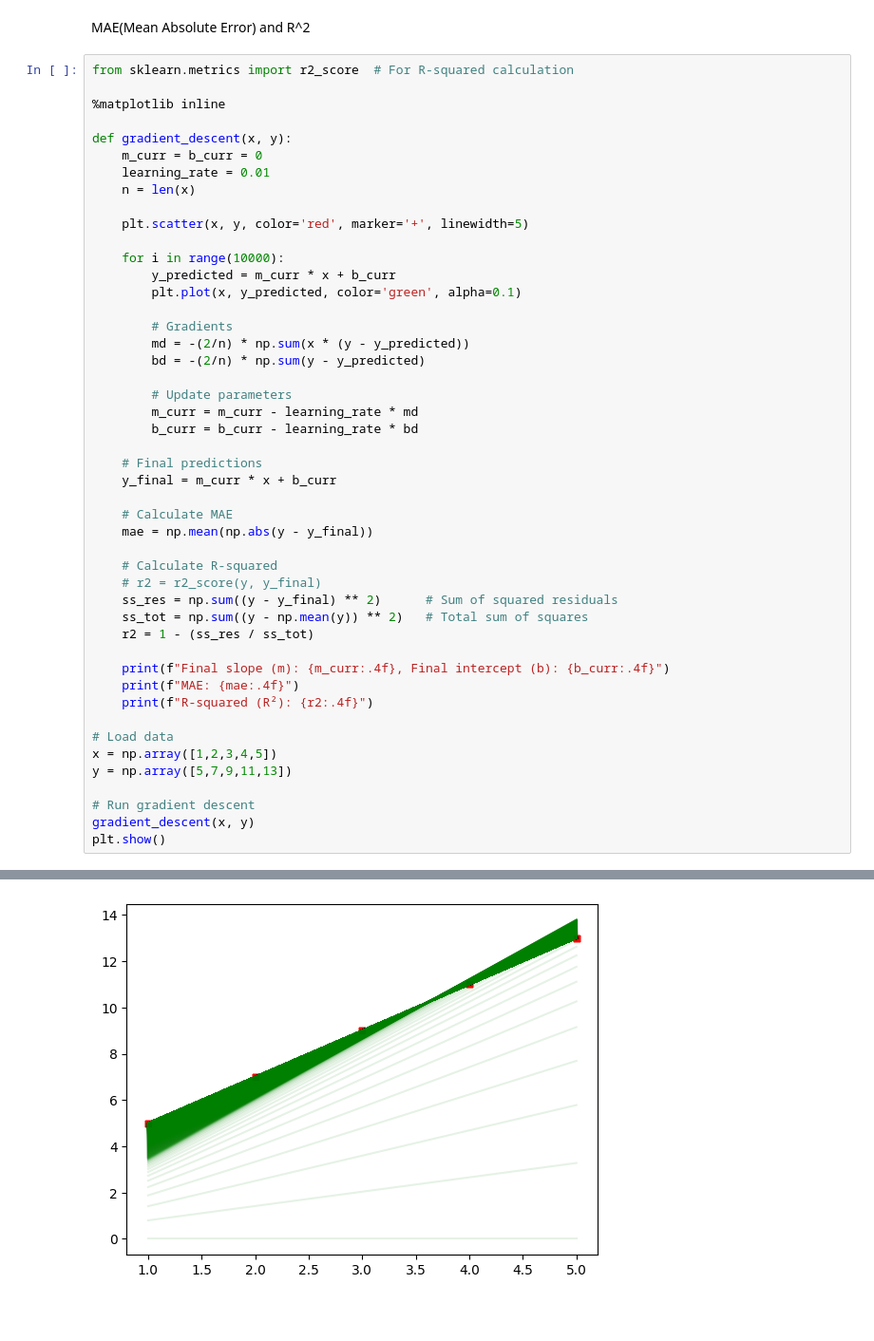
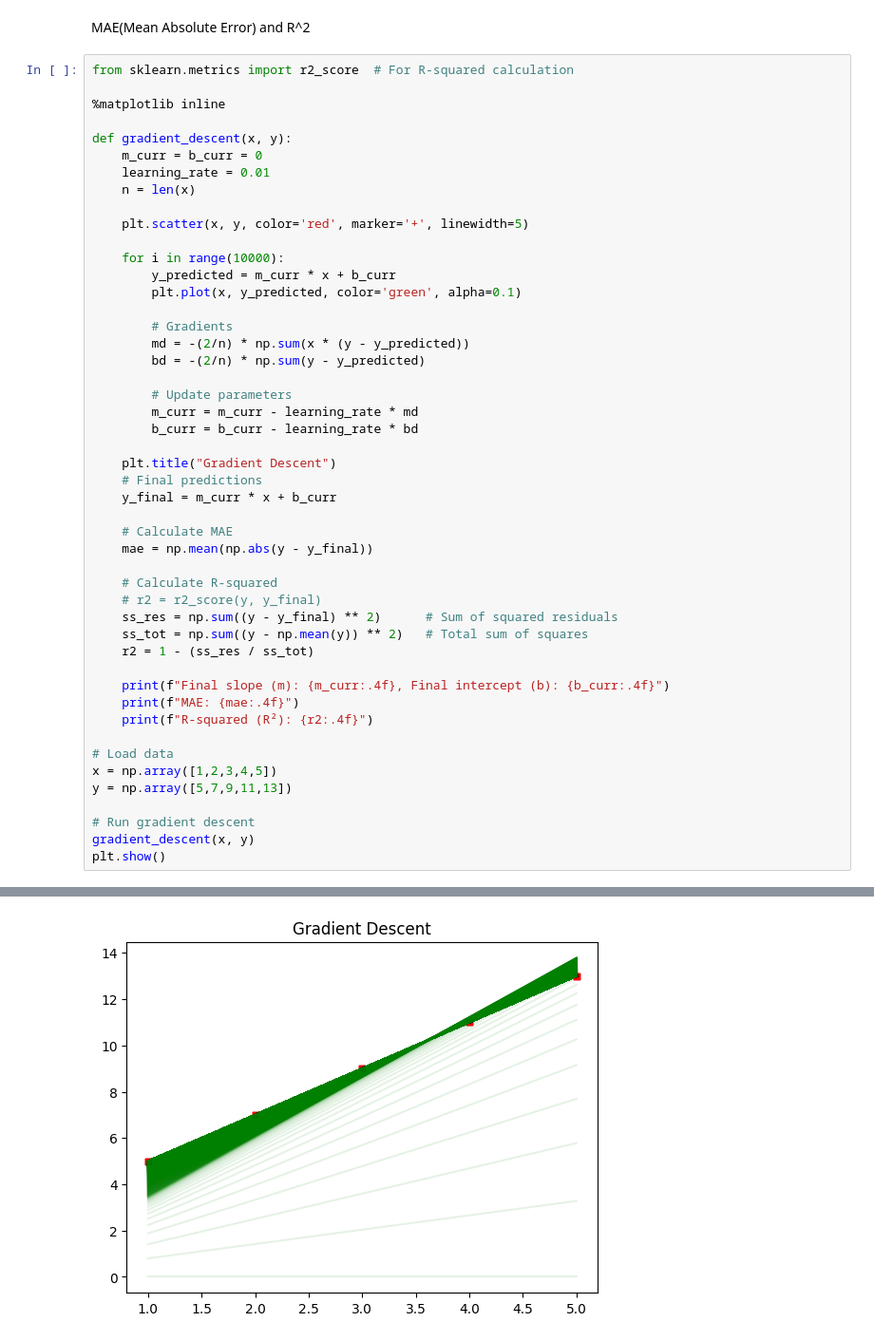
Before and after one commit to Tanish-Sarkar/ML-with-Python-and-ScikitLearn, a Jupyter notebook: 03-Theory/Algorithms/gradient_descent.ipynb, the cells around one changed output, grey strips where cells are left out. Shown at 95% size. Saved outputs shown, nothing was run; the diff lists cells and outputs as text; blank space fills up the shorter version.

```diff
--- a/03-Theory/Algorithms/gradient_descent.ipynb
+++ b/03-Theory/Algorithms/gradient_descent.ipynb
@@ -65,31 +65,32 @@ def gradient_descent(x, y):
         m_curr = m_curr - learning_rate * md
         b_curr = b_curr - learning_rate * bd
 
+    plt.title("Gradient Descent")
     # Final predictions
     y_final = m_curr * x + b_curr
 
     # Calculate MAE
     mae = np.mean(np.abs(y - y_final))
 
     # Calculate R-squared
     # r2 = r2_score(y, y_final)
     ss_res = np.sum((y - y_final) ** 2)      # Sum of squared residuals
     ss_tot = np.sum((y - np.mean(y)) ** 2)   # Total sum of squares
     r2 = 1 - (ss_res / ss_tot)
 
     print(f"Final slope (m): {m_curr:.4f}, Final intercept (b): {b_curr:.4f}")
     print(f"MAE: {mae:.4f}")
     print(f"R-squared (R²): {r2:.4f}")
 
 # Load data
 x = np.array([1,2,3,4,5])
 y = np.array([5,7,9,11,13])
 
 # Run gradient descent
 gradient_descent(x, y)
 plt.show()
 # %% [output]
 Final slope (m): 2.0000, Final intercept (b): 3.0000
 MAE: 0.0000
 R-squared (R²): 1.0000
-[figure, old version]
+[figure, new version]
```
Also changed, not shown: 2 other files.
